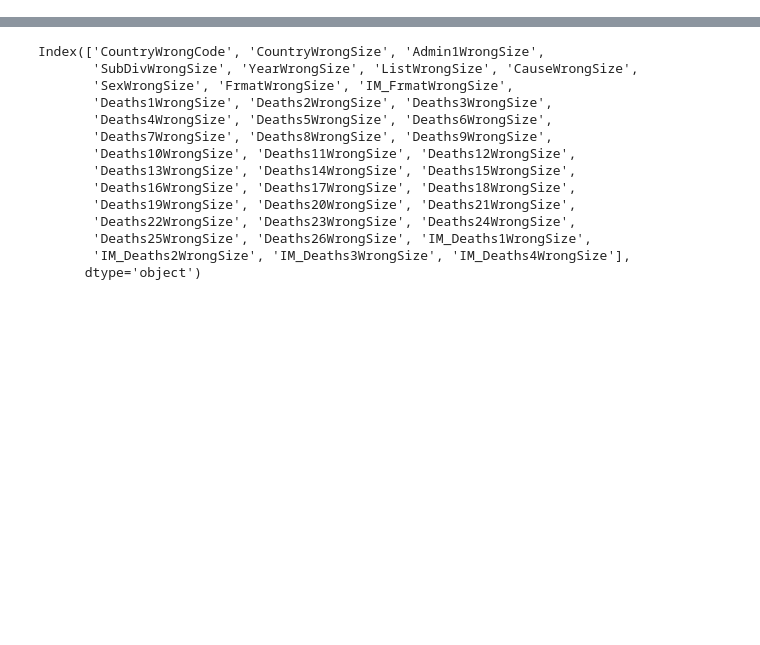
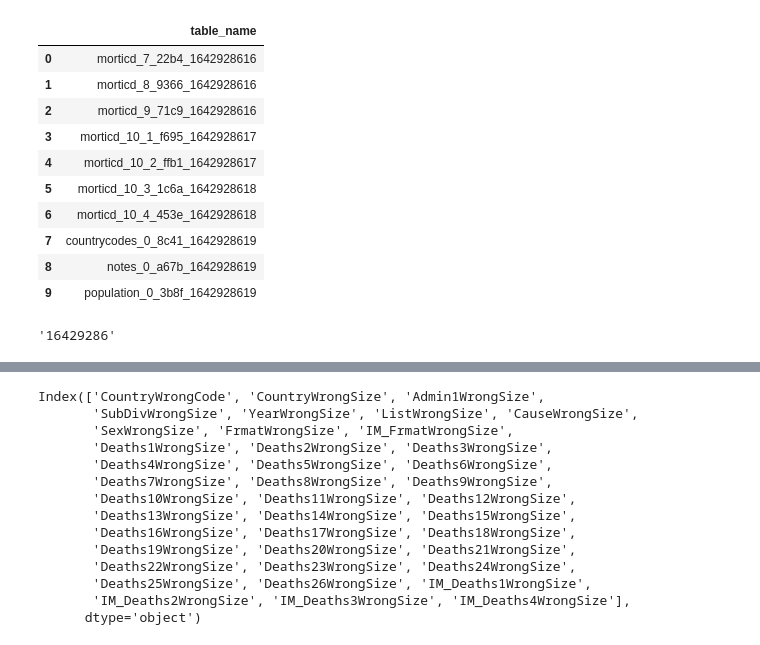
Before and after one commit to Leixb/UPC-ADSDB_e2e, a Jupyter notebook: notebooks/dataQuality.ipynb, the cells around one changed output, grey strips where cells are left out. Saved outputs shown, nothing was run; the diff lists cells and outputs as text; code cells hidden in the pictures; blank space fills up the shorter version.

```diff
--- a/notebooks/dataQuality.ipynb
+++ b/notebooks/dataQuality.ipynb
@@ -5,3 +5,24 @@ config = dotenv_values(".env")
 import pandas as pd
 import psycopg2
 conn = psycopg2.connect(dbname=config['DBNAME'], user=config['USER'], password=config['PASSWORD'])
+# %%
+# Get last date tables
+df_tables = pd.read_sql('SELECT table_name FROM information_schema.tables WHERE table_schema=\'' + config['SCHEMA'] +'\'   AND table_type=\'BASE TABLE\';', conn)
+df_tables
+# %% [output]
+|  | table_name |
+| 0 | morticd_7_22b4_1642928616 |
+| 1 | morticd_8_9366_1642928616 |
+| 2 | morticd_9_71c9_1642928616 |
+| 3 | morticd_10_1_f695_1642928617 |
+| 4 | morticd_10_2_ffb1_1642928617 |
+| 5 | morticd_10_3_1c6a_1642928618 |
+| 6 | morticd_10_4_453e_1642928618 |
+| 7 | countrycodes_0_8c41_1642928619 |
+| 8 | notes_0_a67b_1642928619 |
+| 9 | population_0_3b8f_1642928619 |
+# %%
+max_timestamp = df_tables['table_name'].apply(lambda x: x[x.rfind('_') +1 :-2]).max()
+max_timestamp
+# %% [output]
+'16429286'
```
Also changed, not shown: parts of 11 cells of this notebook, 8 other files.
